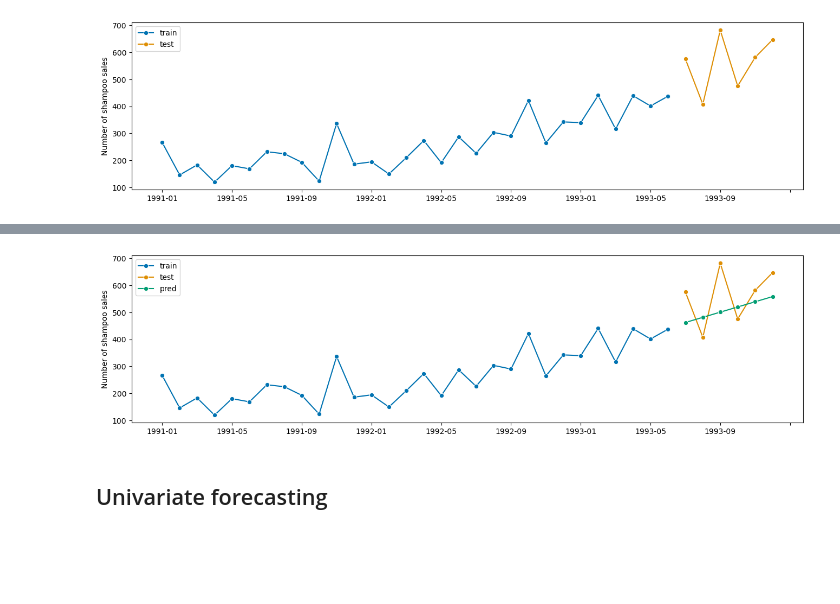
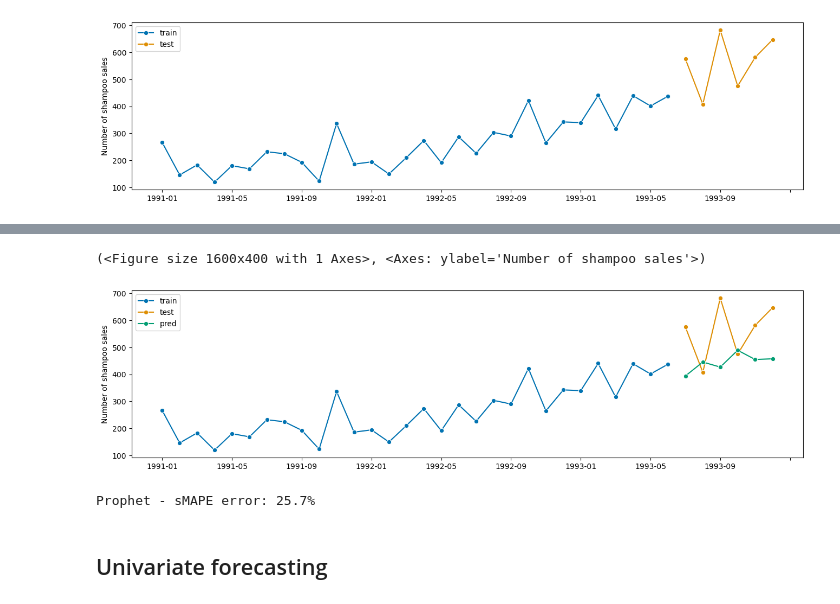
Before and after one commit to sktime/sktime-tutorial-ODSC-Europe-2023, a Jupyter notebook: notebooks/02_forecasting.ipynb, the cells around one changed output, grey strips where cells are left out. Saved outputs shown, nothing was run; the diff lists cells and outputs as text; code cells hidden in the pictures; blank space fills up the shorter version.

```diff
--- a/notebooks/02_forecasting.ipynb
+++ b/notebooks/02_forecasting.ipynb
@@ -40,10 +40,10 @@ plot_series(y_train, y_test, labels=["train", "test"])
 (<Figure size 1600x400 with 1 Axes>, <Axes: ylabel='Number of shampoo sales'>)
 [figure]
 # %%
-from sktime.forecasting.ets import AutoETS
+from sktime.forecasting.fbprophet import Prophet
 
 # 1) Define the model
-forecaster = AutoETS(auto=True)
+forecaster = Prophet()
 
 # 2) Fit on train data
 forecaster.fit(y_train)
@@ -58,3 +59,12 @@ plot_series(y_train, y_test, y_pred, labels=["train", "test", "pred"])
+(<Figure size 1600x400 with 1 Axes>, <Axes: ylabel='Number of shampoo sales'>)
-[figure, old version]
+[figure, new version]
+# %%
+from sktime.performance_metrics.forecasting import MeanAbsolutePercentageError
+
+smape = MeanAbsolutePercentageError(symmetric=True)
+
+print(f"Prophet - sMAPE error: {smape(y_test, y_pred):.1%}")
+# %% [output]
+Prophet - sMAPE error: 25.7%
 # %% [markdown]
 ## Univariate forecasting
```
Also changed, not shown: parts of 2 cells of this notebook.
